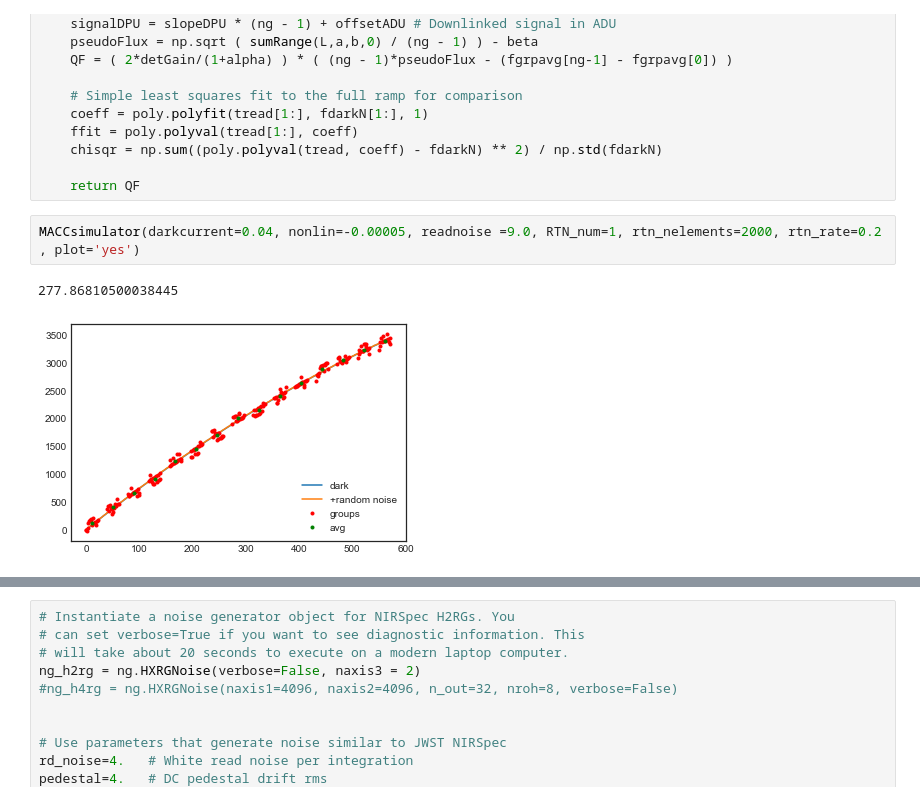
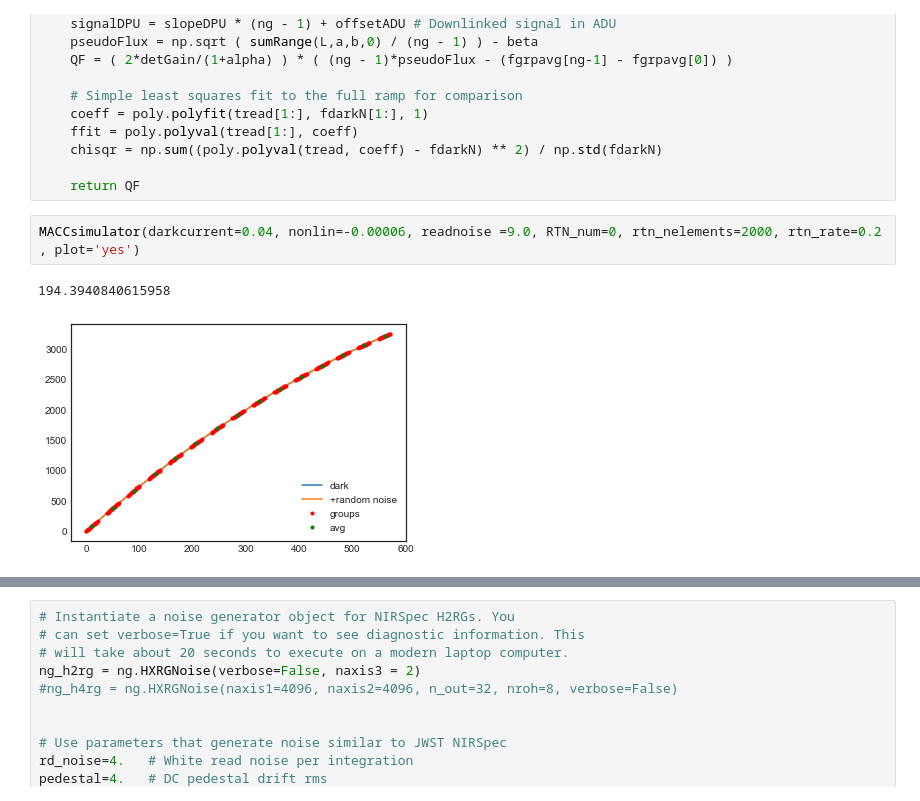
Before and after one commit to xoubish/nonlinearity_sim, a Jupyter notebook: nl_sim.ipynb, the cells around one changed output, grey strips where cells are left out. Saved outputs shown, nothing was run; the diff lists cells and outputs as text.

```diff
--- a/nl_sim.ipynb
+++ b/nl_sim.ipynb
@@ -172,10 +172,10 @@ def MACCsimulator(darkcurrent=0.04, nonlin=-0.00005, readnoise =9.0, RTN_num=1,
 
     return QF
 # %%
-MACCsimulator(darkcurrent=0.04, nonlin=-0.00005, readnoise =9.0, RTN_num=1, rtn_nelements=2000, rtn_rate=0.2 , plot='yes')
+MACCsimulator(darkcurrent=0.04, nonlin=-0.00006, readnoise =9.0, RTN_num=0, rtn_nelements=2000, rtn_rate=0.2 , plot='yes')
 # %% [output]
-277.86810500038445
+194.3940840615958
-[figure, old version]
+[figure, new version]
 # %%
 def mcmc_nonlinearity(steps=1500):
     '''MCMC over non_linearity, RTN and dark noise to see effect on QF'''
```
Also changed, not shown: parts of 4 cells of this notebook, 3 other files.
